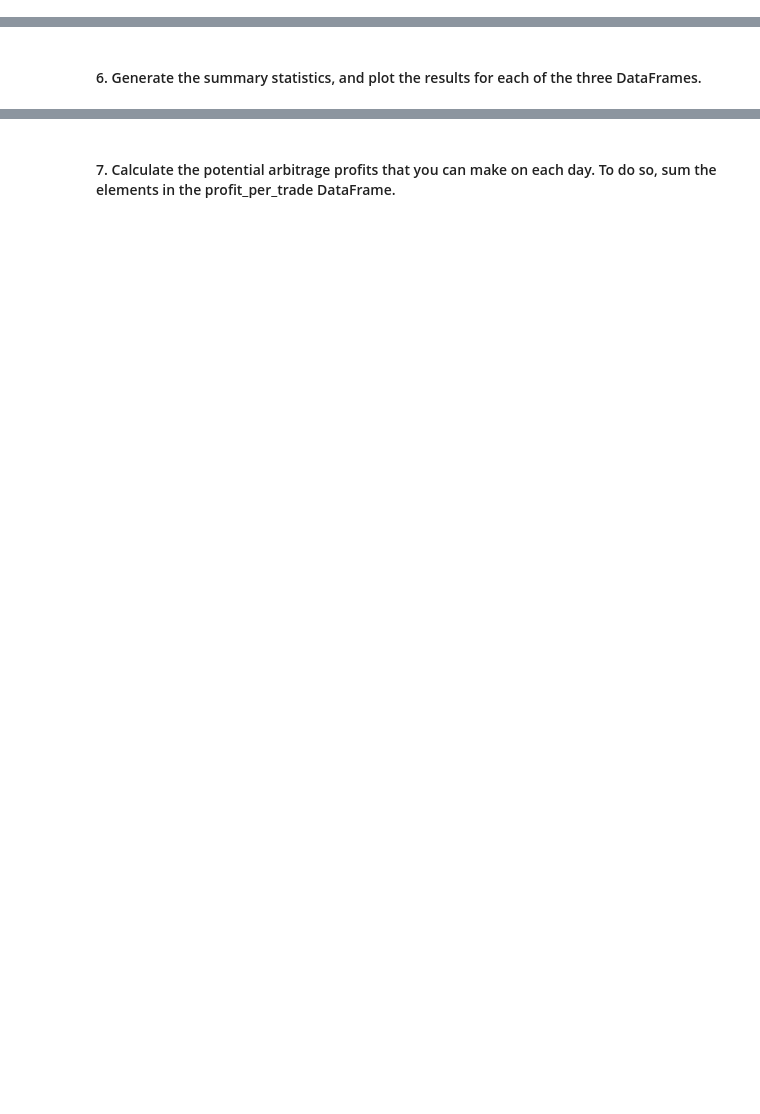
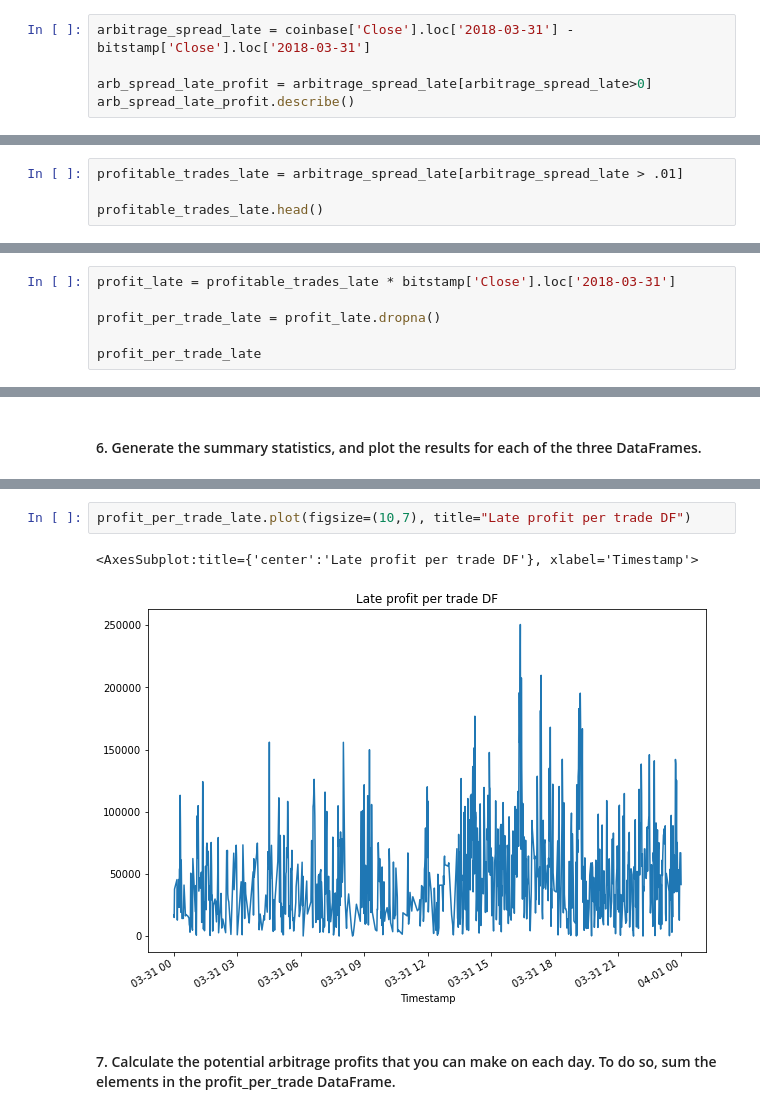
Before and after one commit to HugoWLA/Crypto_Arb_Program, a Jupyter notebook: crypto_arbitrage.ipynb, the cells around one changed output, grey strips where cells are left out. Cells and saved outputs as stored; diff of their text form; blank space fills up the shorter version.

```diff
--- a/crypto_arbitrage.ipynb
+++ b/crypto_arbitrage.ipynb
@@ -541,0 +570,5 @@ arbitrage_spread_early = bitstamp['Close'].loc['2018-01-01'] - coinbase['Close']
+# %%
+arbitrage_spread_late = coinbase['Close'].loc['2018-03-31'] - bitstamp['Close'].loc['2018-03-31']
+
+arb_spread_late_profit = arbitrage_spread_late[arbitrage_spread_late>0]
+arb_spread_late_profit.describe()
@@ -559,0 +663,4 @@ profitable_trades_early = # YOUR CODE HERE
+# %%
+profitable_trades_late = arbitrage_spread_late[arbitrage_spread_late > .01]
+
+profitable_trades_late.head()
@@ -577,0 +763,6 @@ profit_per_trade_early = # YOUR CODE HERE
+# %%
+profit_late = profitable_trades_late * bitstamp['Close'].loc['2018-03-31']
+
+profit_per_trade_late = profit_late.dropna()
+
+profit_per_trade_late
@@ -586,3 +835,8 @@ profit_per_trade_early = # YOUR CODE HERE
+# %%
+profit_per_trade_late.plot(figsize=(10,7), title="Late profit per trade DF")
+# %% [output]
+<AxesSubplot:title={'center':'Late profit per trade DF'}, xlabel='Timestamp'>
+[figure, added]
 # %% [markdown]
 #### 7. Calculate the potential arbitrage profits that you can make on each day. To do so, sum the elements in the profit_per_trade DataFrame.
 # %%
```
Also changed, not shown: parts of 29 cells of this notebook.
